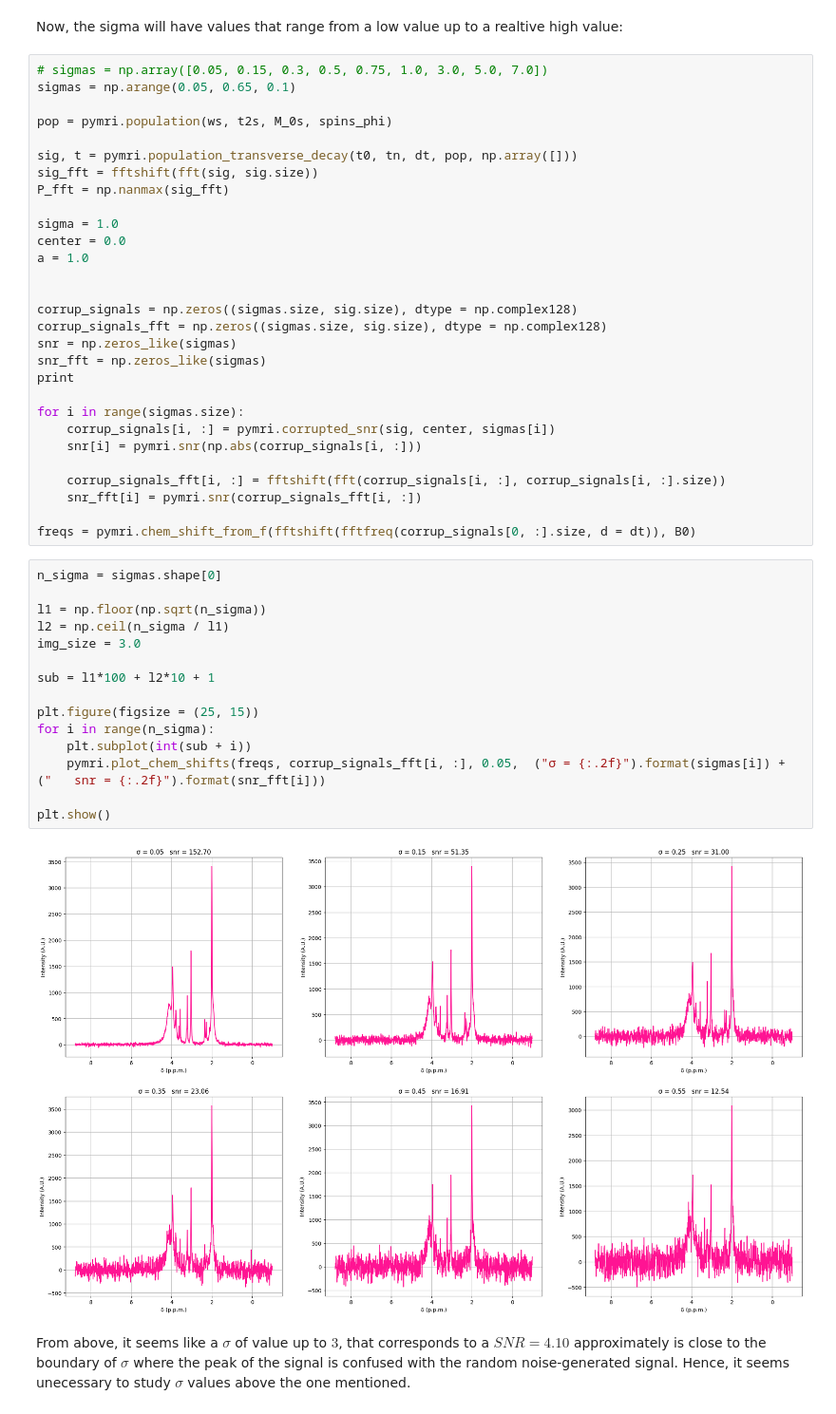
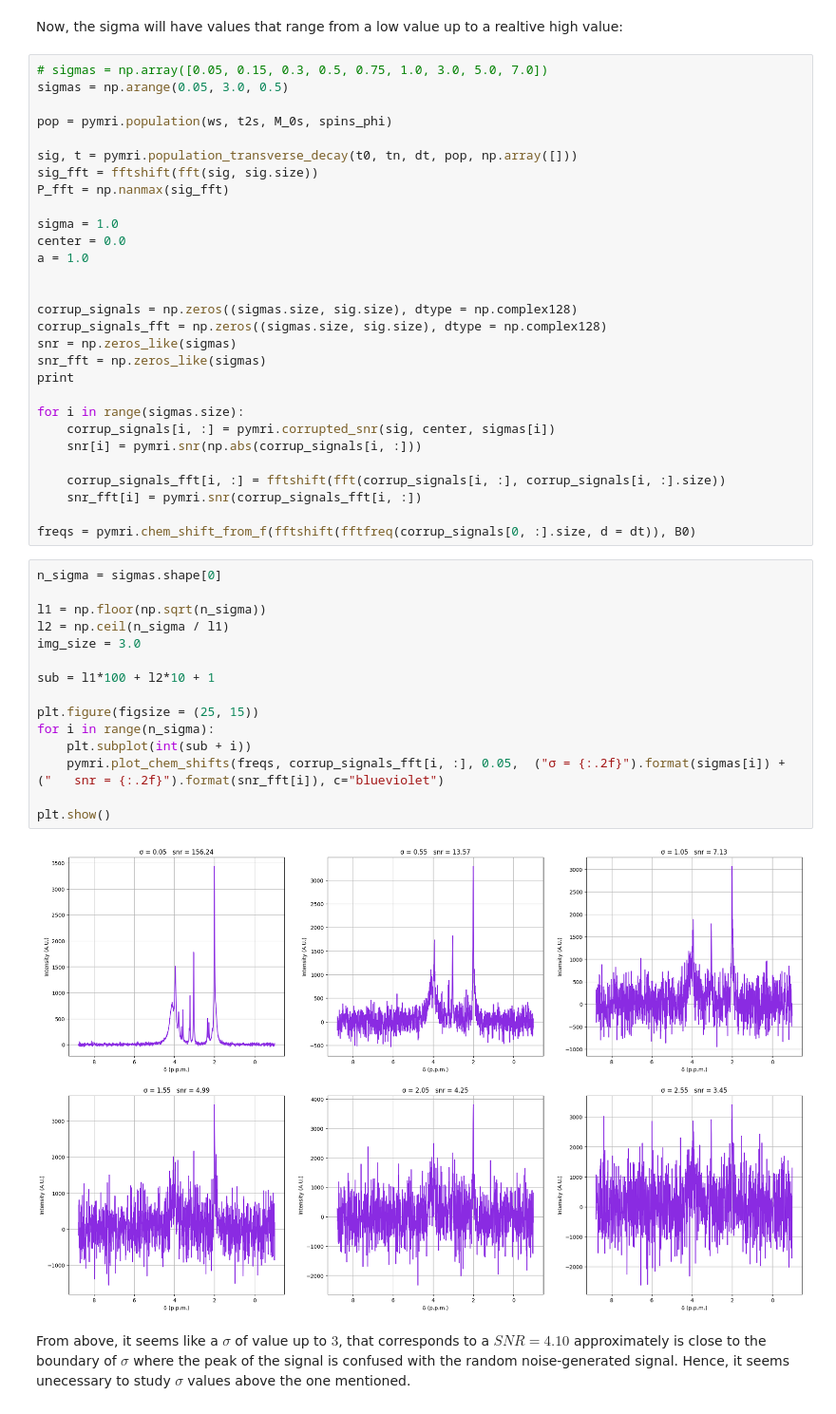
Before and after one commit to JoaoDell/MRI-study, a Jupyter notebook: examples/snr_limits.ipynb, the cells around one changed output. Shown at 95% size. Saved outputs shown, nothing was run; the diff lists cells and outputs as text.

```diff
--- a/examples/snr_limits.ipynb
+++ b/examples/snr_limits.ipynb
@@ -42,7 +42,7 @@ print(P)
 Now, the sigma will have values that range from a low value up to a realtive high value:
 # %%
 # sigmas = np.array([0.05, 0.15, 0.3, 0.5, 0.75, 1.0, 3.0, 5.0, 7.0])
-sigmas = np.arange(0.05, 0.65, 0.1)
+sigmas = np.arange(0.05, 3.0, 0.5)
 
 pop = pymri.population(ws, t2s, M_0s, spins_phi)
 
@@ -72,19 +72,19 @@ freqs = pymri.chem_shift_from_f(fftshift(fftfreq(corrup_signals[0, :].size, d =
 # %%
 n_sigma = sigmas.shape[0]
 
 l1 = np.floor(np.sqrt(n_sigma))
 l2 = np.ceil(n_sigma / l1)
 img_size = 3.0
 
 sub = l1*100 + l2*10 + 1
 
 plt.figure(figsize = (25, 15))
 for i in range(n_sigma):
     plt.subplot(int(sub + i))
-    pymri.plot_chem_shifts(freqs, corrup_signals_fft[i, :], 0.05,  ("σ = {:.2f}").format(sigmas[i]) + ("   snr = {:.2f}").format(snr_fft[i]))
+    pymri.plot_chem_shifts(freqs, corrup_signals_fft[i, :], 0.05,  ("σ = {:.2f}").format(sigmas[i]) + ("   snr = {:.2f}").format(snr_fft[i]), c="blueviolet")
 
 plt.show()
 # %% [output]
-[figure, old version]
+[figure, new version]
 # %% [markdown]
 From above, it seems like a $\sigma$ of value up to $3$, that corresponds to a $SNR = 4.10$ approximately is close to the boundary of $\sigma$ where the peak of the signal is confused with the random noise-generated signal. Hence, it seems unecessary to study $\sigma$ values above the one mentioned.
```
Also changed, not shown: 29 other files.
